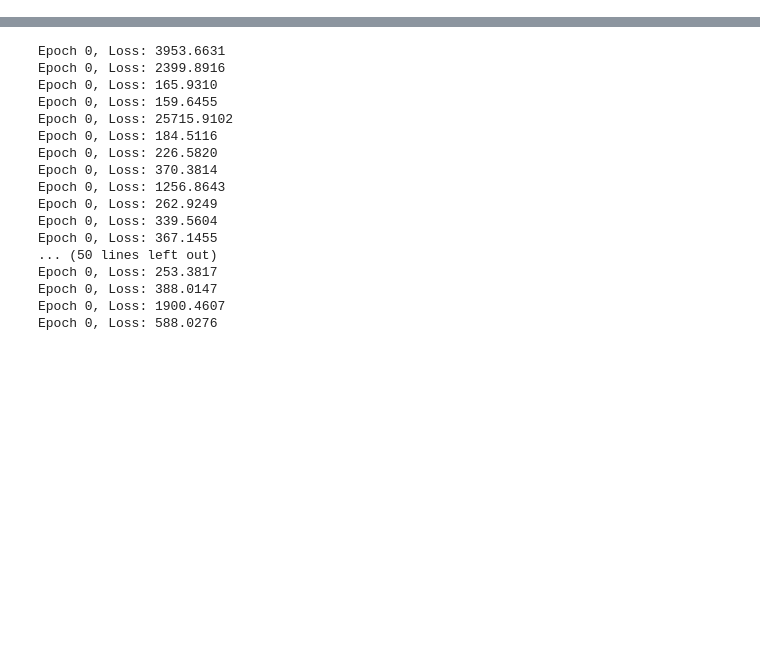
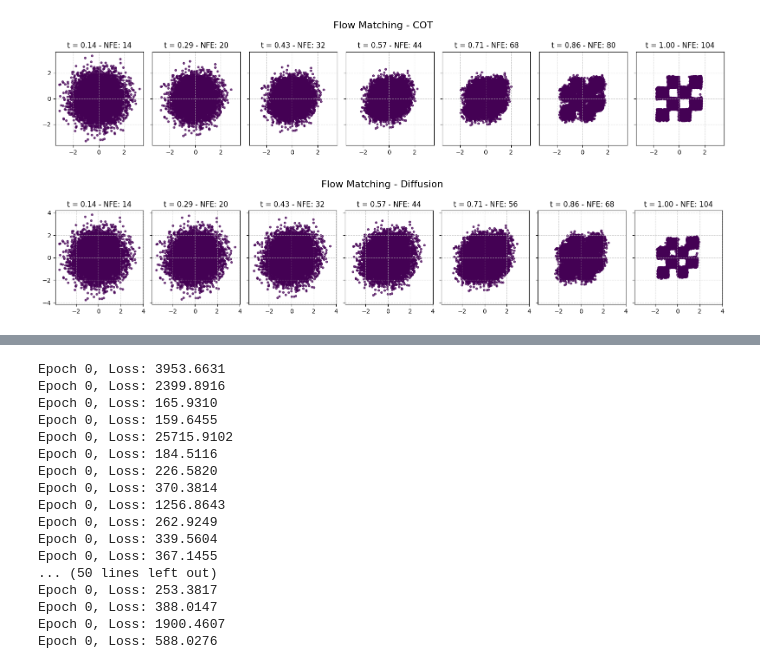
Before and after one commit to tarcisiobueno/flow-matching, a Jupyter notebook: 03-experiments.ipynb, the cells around one changed output, grey strips where cells are left out. Drawn from its saved outputs; the diff is of its cells as text; code cells hidden in the pictures; blank space fills up the shorter version.

Commit message:
finished diffusion implementation

```diff
--- a/03-experiments.ipynb
+++ b/03-experiments.ipynb
@@ -124,0 +343,42 @@ from flow_matching.samplers import Sampler2D
+# %%
+model_diff=MLP(h=512).to(device)
+fm = DiffusionFM()
+sigma_min = 0
+optimizer=torch.optim.Adam(model_diff.parameters())
+n_epochs=5000
+
+for _ in tqdm(range(n_epochs)):
+    for batch in dataloader:
+        x_1 = batch[0].to(device)
+
+        loss = fm.loss(model_diff, x_1)
+
+        optimizer.zero_grad()
+        loss.backward()
+        optimizer.step()
+# %%
+model_ot=MLP(h=512).to(device)
+fm = COTFM()
+sigma_min = 0
+optimizer=torch.optim.Adam(model_ot.parameters())
+n_epochs=5000
+
+for _ in tqdm(range(n_epochs)):
+    for batch in dataloader:
+        x_1 = batch[0].to(device)
+
+        loss = fm.loss(model_ot, x_1)
+
+        optimizer.zero_grad()
+        loss.backward()
+        optimizer.step()
+# %%
+x_0 = torch.randn((10000,2), device=device)
+sampler_ot = Sampler2D(model_ot, x_0, time_steps=10, fm_method="default", device=device)
+sampler_diff = Sampler2D(model_diff, x_0, time_steps=10, fm_method="diffusion", device=device)
+# %%
+sampler_ot.plot_flow(8, plot_nfe=True, title="Flow Matching - COT")
+sampler_diff.plot_flow(8, plot_nfe=True, title="Flow Matching - Diffusion")
+# %% [output]
+[figure, added]
+[figure, added]
```
Also changed, not shown: parts of 10 cells of this notebook, 3 other files.
